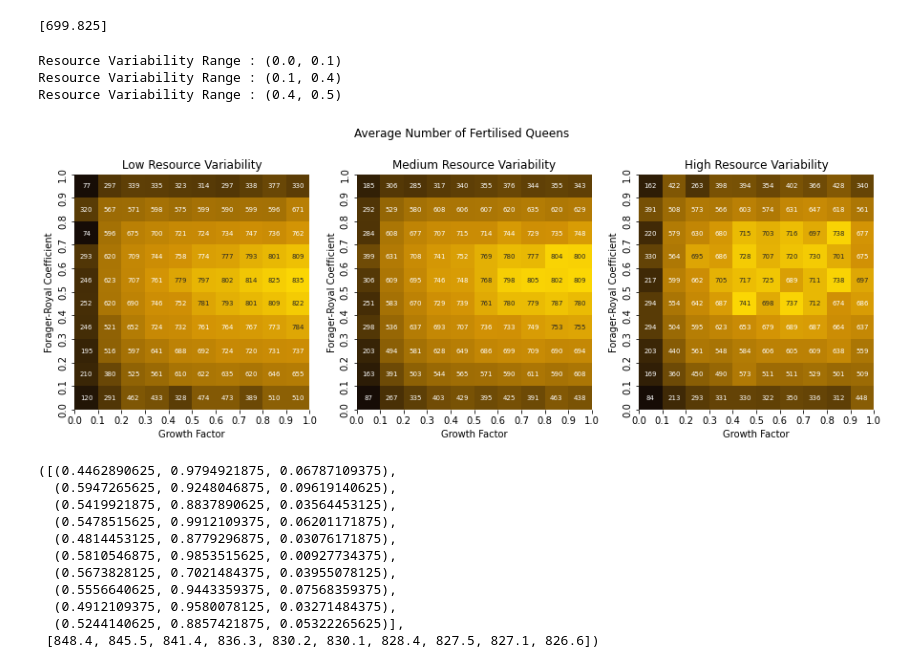
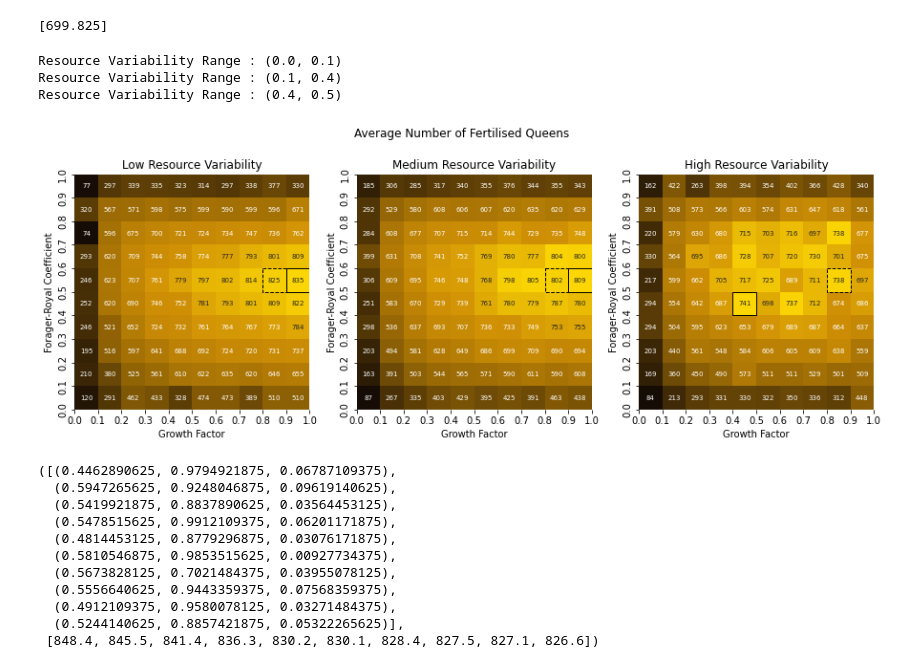
Before and after one commit to AnkurSatya/uva_abm_bumblebee, a Jupyter notebook: bumblebee_evolution/results/Global Sensitivity Analysis.ipynb, the cells around one changed output. Saved outputs shown, nothing was run; the diff lists cells and outputs as text; code cells hidden in the pictures.

```diff
--- a/bumblebee_evolution/results/Global Sensitivity Analysis.ipynb
+++ b/bumblebee_evolution/results/Global Sensitivity Analysis.ipynb
@@ -236,34 +234,40 @@ Producing the heat maps from the data.
 
 fig, axs = plt.subplots(1,3, figsize=(15,5))
 pretty_text = {bin_ranges[0]: 'Low', bin_ranges[1]: 'Medium', bin_ranges[2]: 'High'}
+bin_best_cell = [(9,4), (9,4), (4,5)]
+overall_best = (8, 4)
 
 for i, (resource_variability_category, values) in enumerate(performance.items()):
     print(f"Resource Variability Range : {resource_variability_category}")
 
     # (forager_royal_ratio, growth_factor)
     # generate matrix with forager_royal_ratio as rows and growth_factor as columns
     # for the vertical axis, we want 0 to be at the bottom and 1 at the top
     rows = []
     for j in range(bin_count):
         rows.append([mean for point, mean in values if point[0] == (bin_count-1)-j])
     matrix = np.array(np.vstack(rows))
 
     g = sns.heatmap(matrix, cmap=cm, annot=True, fmt='.0f', square=True, annot_kws={"size": 7}, ax=axs[i], cbar=False)
+
+    g.add_patch(Rectangle(bin_best_cell[i], 1, 1, fill=False, edgecolor='black', lw=1))
+    g.add_patch(Rectangle(overall_best, 1, 1, fill=False, edgecolor='black', lw=1, linestyle="--"))
+
     g.set_title(f"{pretty_text[resource_variability_category]} Resource Variability")
     g.set_xlabel("Growth Factor")
     g.set_ylabel("Forager-Royal Coefficient")
     g.set_yticks(np.linspace(bin_count, 0, bin_count+1, endpoint=True))
     g.set_yticklabels([format(y, '.1f') for y in np.linspace(0, 1, bin_count+1, endpoint=True)])
     g.set_xticks(np.linspace(0, bin_count, bin_count+1, endpoint=True))
     g.set_xticklabels([format(x, '.1f') for x in np.linspace(0, 1, bin_count+1, endpoint=True)])
 plt.suptitle('Average Number of Fertilised Queens')
 plt.savefig(f'rq_results.pdf')
 plt.show()
 # %% [output]
 Resource Variability Range : (0.0, 0.1)
 Resource Variability Range : (0.1, 0.4)
 Resource Variability Range : (0.4, 0.5)
-[figure, old version]
+[figure, new version]
 # %%
 find_best_strategy(bin_ranges[0][0], bin_ranges[0][1], top_strategies=10)
 # %% [output]
```
Also changed, not shown: parts of 2 cells of this notebook, 2 other files.
